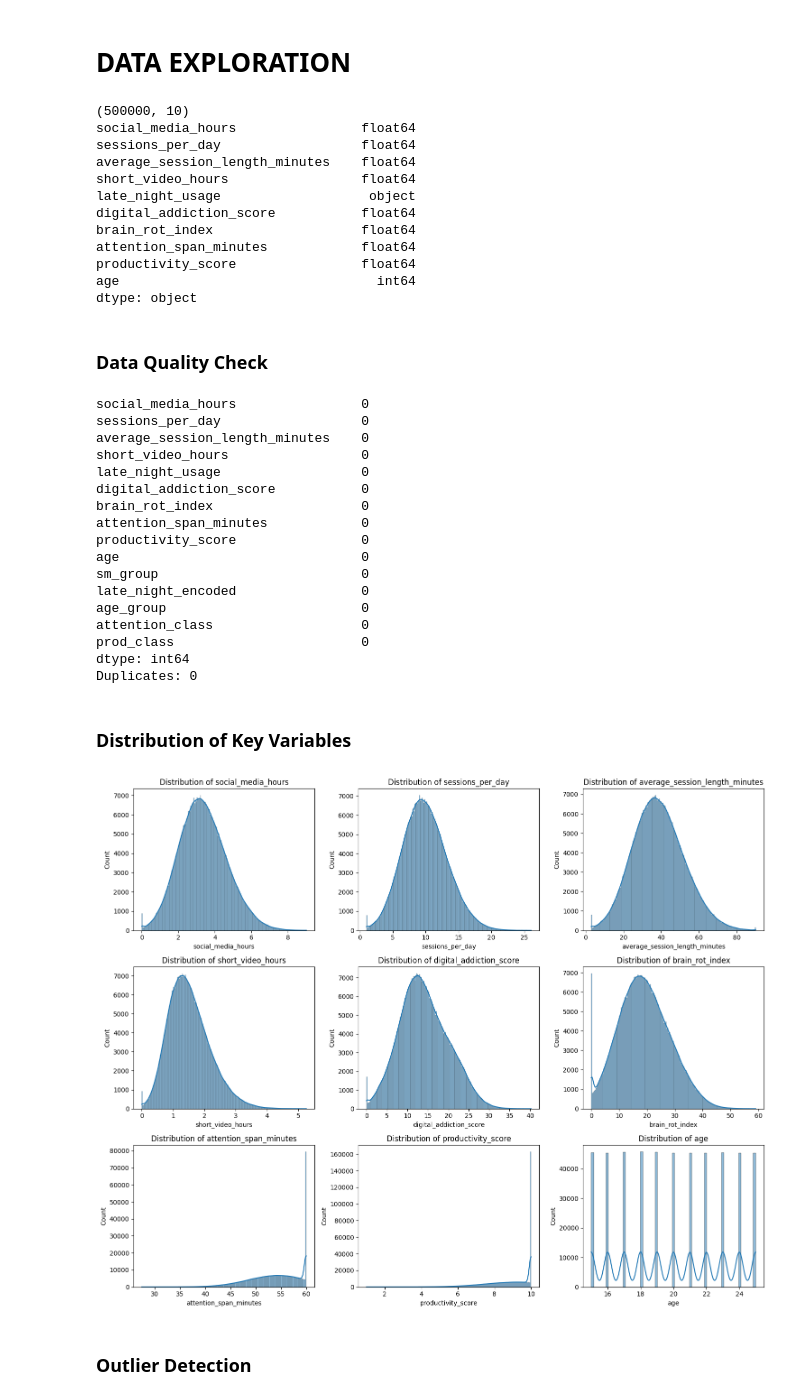
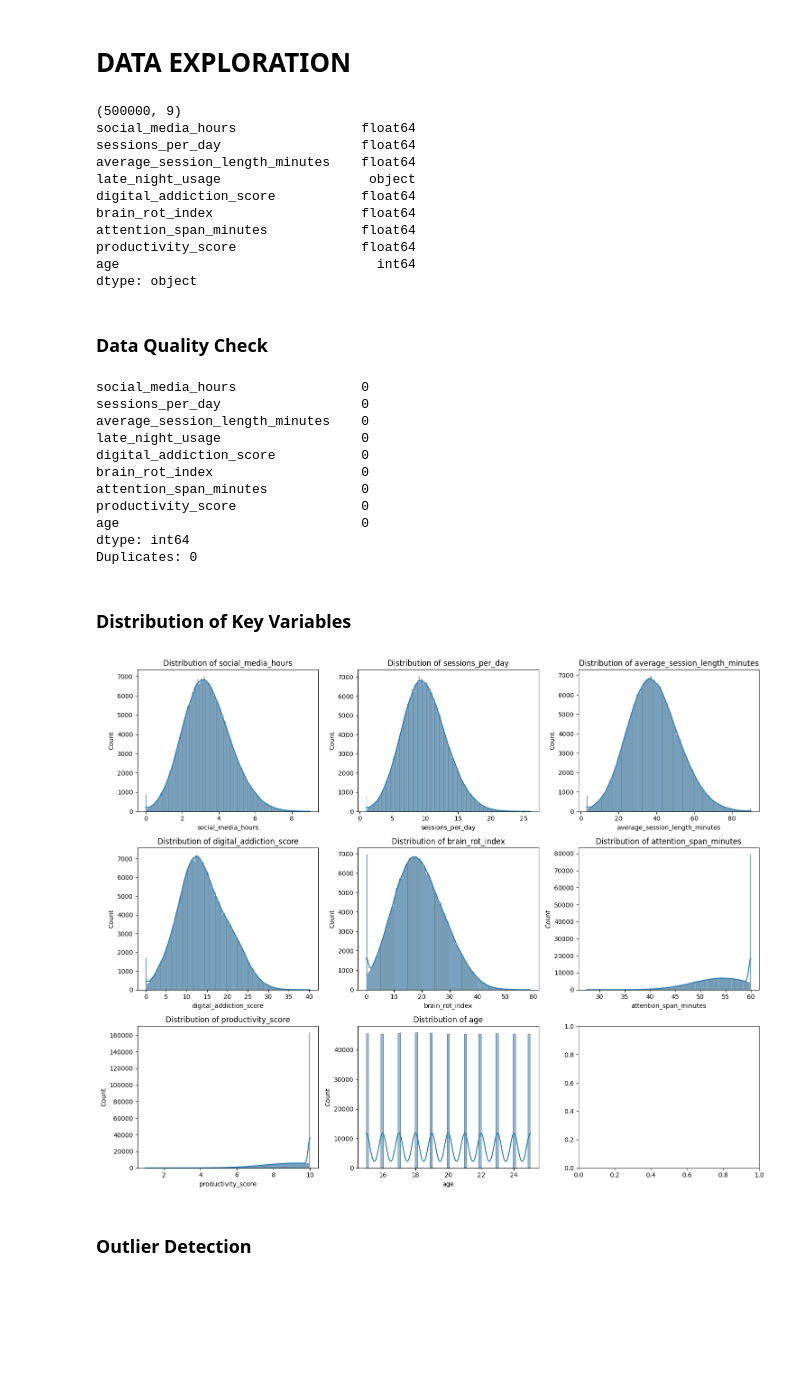
Before and after one commit to jtsy0925uq/data7001-assignment, a Jupyter notebook: scripts/rq1.ipynb, the cells around one changed output. Cells and saved outputs as stored; diff of their text form; code cells hidden in the pictures; blank space fills up the shorter version.

```diff
--- a/scripts/rq1.ipynb
+++ b/scripts/rq1.ipynb
@@ -89,7 +89,7 @@ Name: count, dtype: int64
 # DATA EXPLORATION
 # %%
 cols_needed = ['social_media_hours', 'sessions_per_day',
-                'average_session_length_minutes', 'short_video_hours',
+                'average_session_length_minutes',
                 'late_night_usage','digital_addiction_score', 'brain_rot_index',
                 'attention_span_minutes', 'productivity_score',
                 'age']
@@ -99,11 +99,10 @@ df_analysis = df[cols_needed].copy()
 print(df_analysis.shape)
 print(df_analysis.dtypes)
 # %% [output]
-(500000, 10)
+(500000, 9)
 social_media_hours                float64
 sessions_per_day                  float64
 average_session_length_minutes    float64
-short_video_hours                 float64
 late_night_usage                   object
 digital_addiction_score           float64
 brain_rot_index                   float64
@@ -123,36 +122,30 @@ print(f"Duplicates: {df_analysis.duplicated().sum()}")
 social_media_hours                0
 sessions_per_day                  0
 average_session_length_minutes    0
-short_video_hours                 0
 late_night_usage                  0
 digital_addiction_score           0
 brain_rot_index                   0
 attention_span_minutes            0
 productivity_score                0
 age                               0
-sm_group                          0
-late_night_encoded                0
-age_group                         0
-attention_class                   0
-prod_class                        0
 dtype: int64
 Duplicates: 0
 # %% [markdown]
 ### Distribution of Key Variables
 # %%
 num_cols = ['social_media_hours', 'sessions_per_day',
-            'average_session_length_minutes', 'short_video_hours',
+            'average_session_length_minutes',
             'digital_addiction_score', 'brain_rot_index',
             'attention_span_minutes', 'productivity_score', 'age']
 
 fig, axes = plt.subplots(3, 3, figsize=(15, 12))
 for i, col in enumerate(num_cols):
     sns.histplot(df_analysis[col], kde=True, ax=axes[i//3][i%3])
     axes[i//3][i%3].set_title(f'Distribution of {col}')
 plt.tight_layout()
 plt.show()
 # %% [output]
-[figure, old version]
+[figure, new version]
 # %% [markdown]
 ### Outlier Detection
 # %%
```
Also changed, not shown: parts of 15 cells of this notebook.
